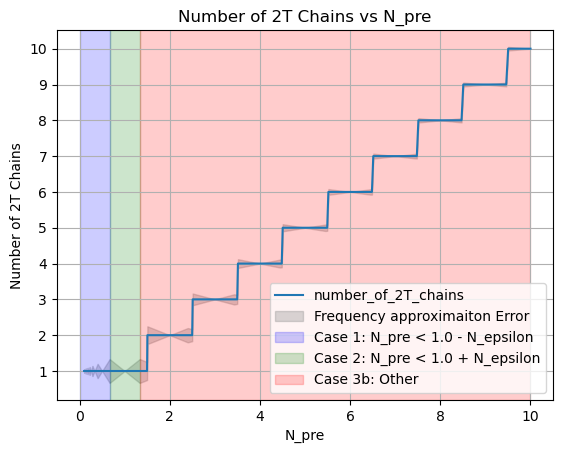
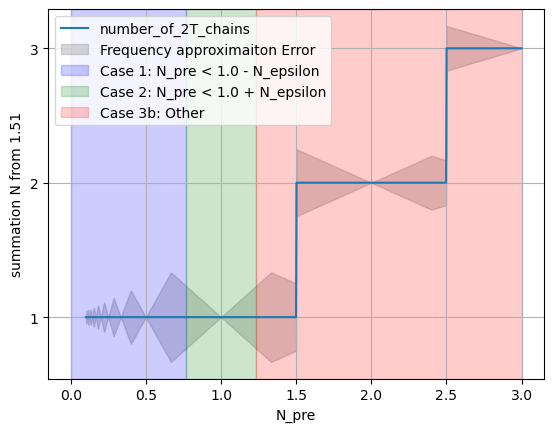
Code edit (unified diff) that turned the first committed figure into the second:
--- before
+++ after
@@ -25,7 +25,7 @@
 # Add labels and title
 plt.xlabel('N_pre')
-plt.ylabel('Number of 2T Chains')
+plt.ylabel('summation N from 1.51')
 plt.yticks(range(min(chains_values), max(chains_values) + 1))
-plt.title('Number of 2T Chains vs N_pre')
+#plt.title('Number of 2T Chains vs N_pre')
 
 # Add legend and grid

Commit: Fixed all cases of simulator decision algorithm.